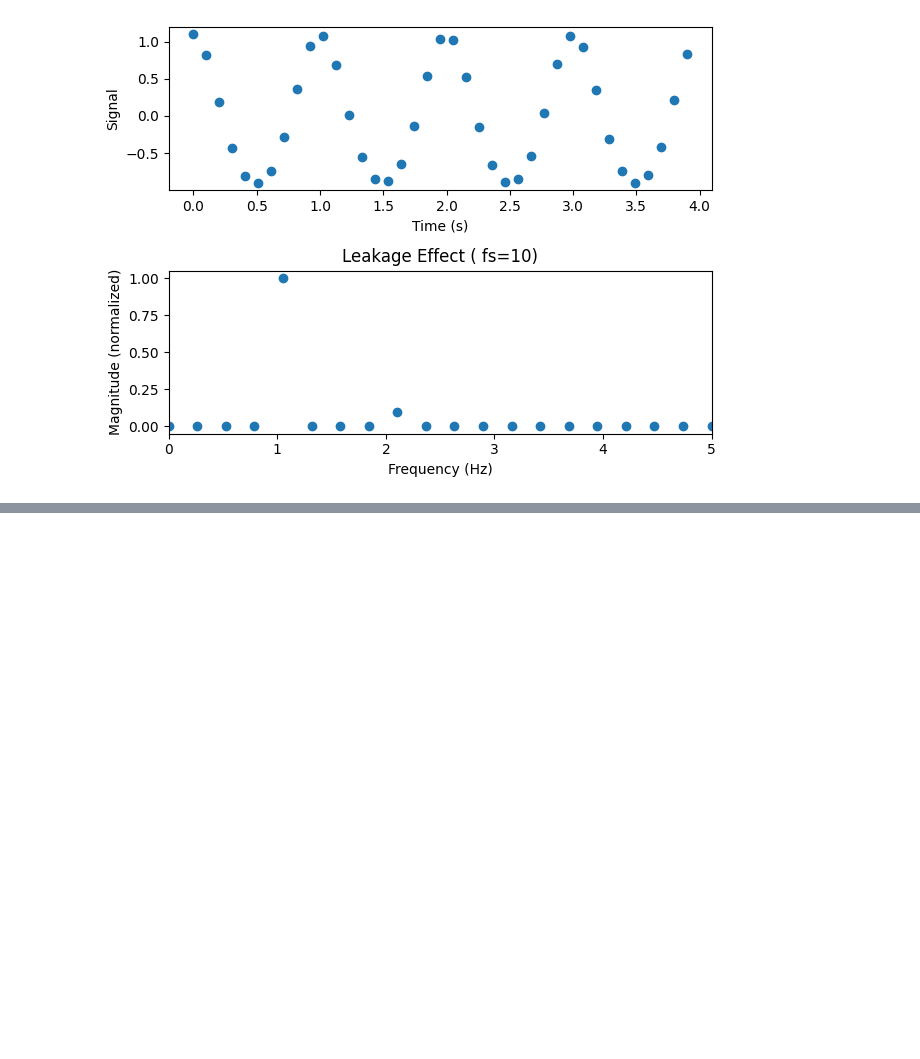
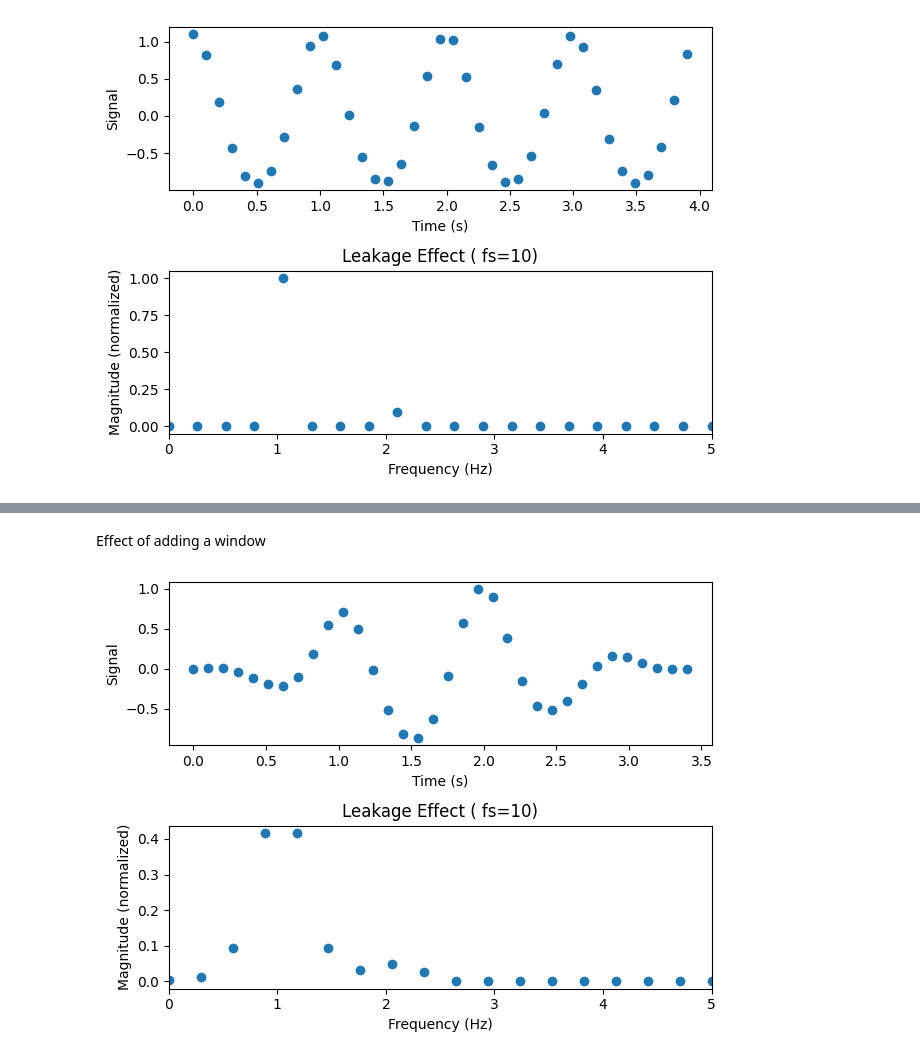
Before and after one commit to shahin1009/Signal-processing, a Jupyter notebook: windowing.ipynb, the cells around one changed output, grey strips where cells are left out. Saved outputs shown, nothing was run; the diff lists cells and outputs as text; code cells hidden in the pictures; blank space fills up the shorter version.

```diff
--- a/windowing.ipynb
+++ b/windowing.ipynb
@@ -91,0 +120,44 @@ plt.show()
+# %% [markdown]
+Effect of adding a window
+# %%
+# Sample rate and time duration
+fs = 10  # Hz
+T = 3.4  # seconds
+t = np.linspace(0, T, int(T * fs))
+
+# Signal frequency (not an integer multiple of sampling rate)
+f01 = 1  # Hz (not an integer multiple of fs)
+f02 = 2
+y = mysignal(t, f01,f02, 1,0.1)
+
+# Windowing function (optional, reduces leakage but affects resolution)
+# uncomment the following lines to apply a Hanning window
+# win = np.hanning(len(y))
+window = signal.windows.hann(len(y))
+y *= window
+
+# Calculate FFT
+fft_data = np.fft.fft(y)
+fft_abs = np.abs(fft_data) / len(y)  # normalize magnitude
+
+# Calculate frequency axis
+f = np.linspace(0, fs/2, int(len(fft_data)/2) + 1)
+
+# Plot original signal and FFT
+plt.subplot(2, 1, 1)
+plt.scatter(t, y)
+plt.xlabel('Time (s)')
+plt.ylabel('Signal')
+
+plt.subplot(2, 1, 2)
+plt.scatter(f, 2*fft_abs[:len(f)])
+plt.xlabel('Frequency (Hz)')
+plt.ylabel('Magnitude (normalized)')
+
+# Show leakage around the expected frequency (f0) due to non-integer multiple of sampling rate
+plt.title('Leakage Effect ( fs={})'.format( fs))
+plt.xlim(0, 5)  # Limit frequency plot to half the sampling rate
+plt.tight_layout()
+plt.show()
+# %% [output]
+[figure, added]
```
Also changed, not shown: parts of 7 cells of this notebook.
